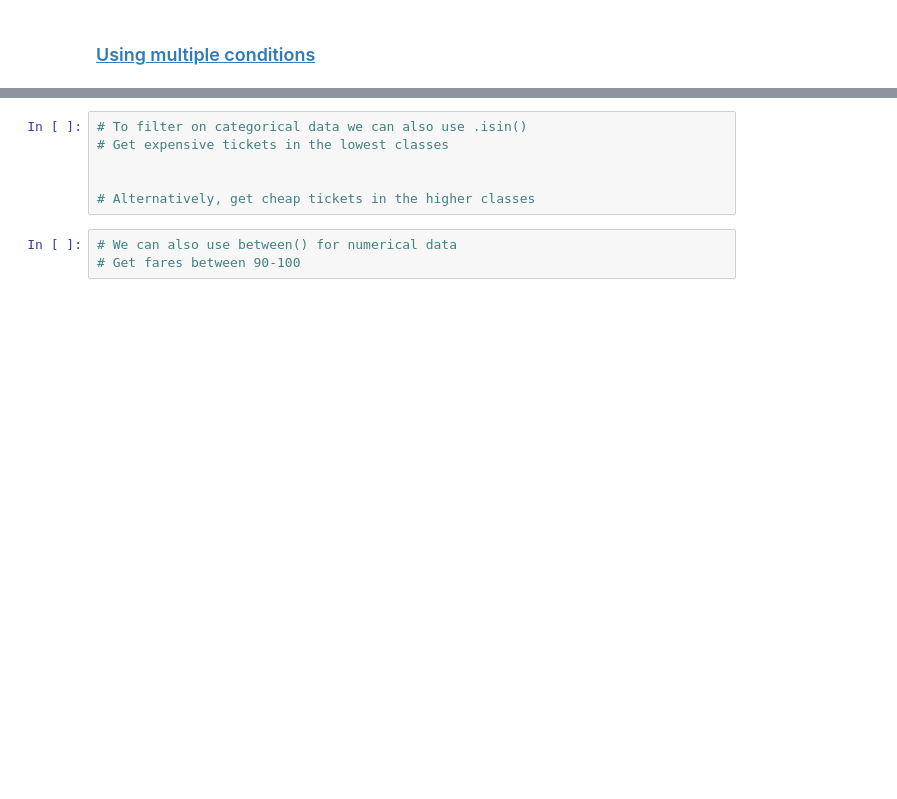
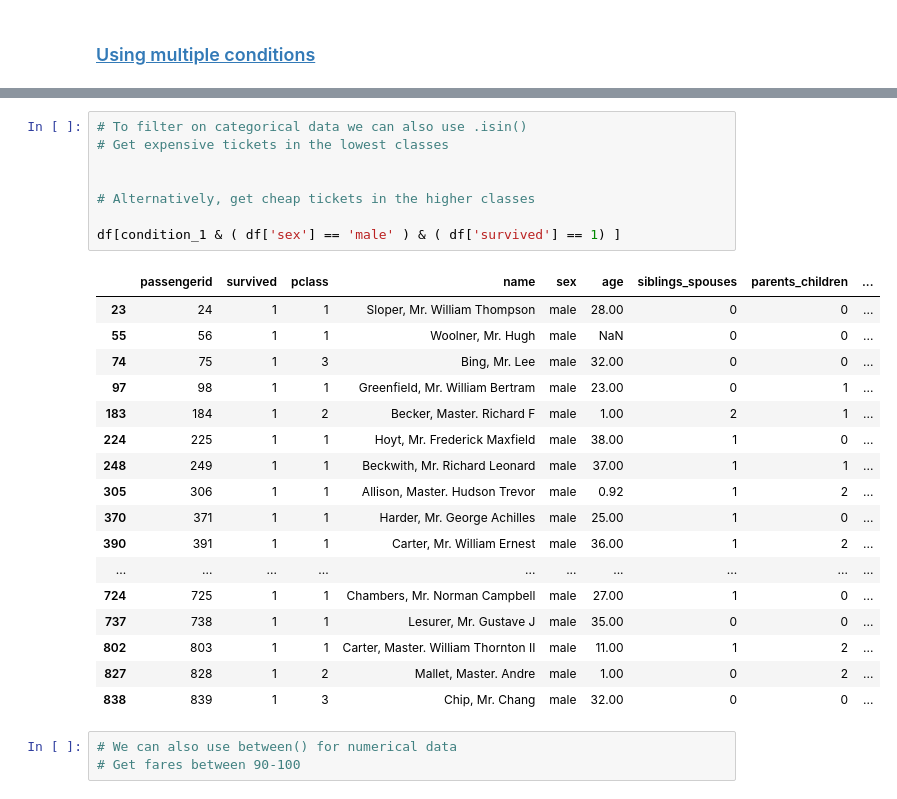
Before and after one commit to TheLazyCactus/ironhack-v4-data-lessons, a Jupyter notebook: cohorts/15_oct_24/02_data_wrangling_and_retrieval/code_along_nb/W3D2_cleaning_and_data_manipulation.ipynb, the cells around one changed output, grey strips where cells are left out. Cells and saved outputs as stored; diff of their text form; blank space fills up the shorter version.

```diff
--- a/cohorts/15_oct_24/02_data_wrangling_and_retrieval/code_along_nb/W3D2_cleaning_and_data_manipulation.ipynb
+++ b/cohorts/15_oct_24/02_data_wrangling_and_retrieval/code_along_nb/W3D2_cleaning_and_data_manipulation.ipynb
@@ -531,9 +1964,29 @@ df['fare'].mean()
 # %%
 # To filter on categorical data we can also use .isin()
 # Get expensive tickets in the lowest classes
 
 
 # Alternatively, get cheap tickets in the higher classes
+
+df[condition_1 & ( df['sex'] == 'male' ) & ( df['survived'] == 1) ]
+# %% [output]
+|  | passengerid | survived | pclass | name | sex | age | siblings_spouses | parents_children | ... |
+| 23 | 24 | 1 | 1 | Sloper, Mr. William Thompson | male | 28.00 | 0 | 0 | ... |
+| 55 | 56 | 1 | 1 | Woolner, Mr. Hugh | male | NaN | 0 | 0 | ... |
+| 74 | 75 | 1 | 3 | Bing, Mr. Lee | male | 32.00 | 0 | 0 | ... |
+| 97 | 98 | 1 | 1 | Greenfield, Mr. William Bertram | male | 23.00 | 0 | 1 | ... |
+| 183 | 184 | 1 | 2 | Becker, Master. Richard F | male | 1.00 | 2 | 1 | ... |
+| 224 | 225 | 1 | 1 | Hoyt, Mr. Frederick Maxfield | male | 38.00 | 1 | 0 | ... |
+| 248 | 249 | 1 | 1 | Beckwith, Mr. Richard Leonard | male | 37.00 | 1 | 1 | ... |
+| 305 | 306 | 1 | 1 | Allison, Master. Hudson Trevor | male | 0.92 | 1 | 2 | ... |
+| 370 | 371 | 1 | 1 | Harder, Mr. George Achilles | male | 25.00 | 1 | 0 | ... |
+| 390 | 391 | 1 | 1 | Carter, Mr. William Ernest | male | 36.00 | 1 | 2 | ... |
+| ... | ... | ... | ... | ... | ... | ... | ... | ... | ... |
+| 724 | 725 | 1 | 1 | Chambers, Mr. Norman Campbell | male | 27.00 | 1 | 0 | ... |
+| 737 | 738 | 1 | 1 | Lesurer, Mr. Gustave J | male | 35.00 | 0 | 0 | ... |
+| 802 | 803 | 1 | 1 | Carter, Master. William Thornton II | male | 11.00 | 1 | 2 | ... |
+| 827 | 828 | 1 | 2 | Mallet, Master. Andre | male | 1.00 | 0 | 2 | ... |
+| 838 | 839 | 1 | 3 | Chip, Mr. Chang | male | 32.00 | 0 | 0 | ... |
 # %%
 # We can also use between() for numerical data
 # Get fares between 90-100
```
Also changed, not shown: parts of 128 cells of this notebook, 2 other files.
